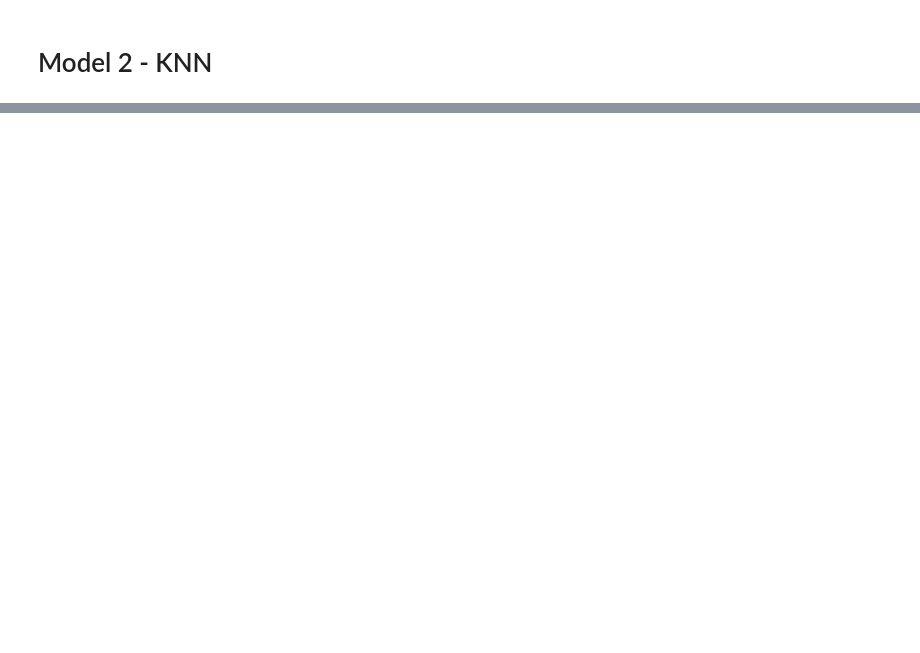
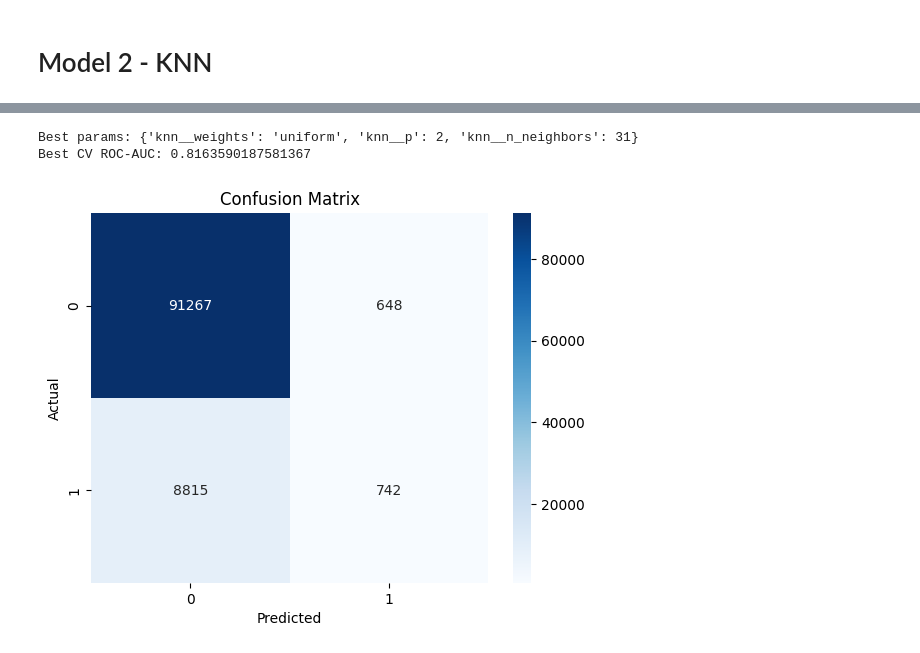
Before and after one commit to KobyEthan/Final-Project-CS670, a Jupyter notebook: model-2.ipynb, the cells around one changed output, grey strips where cells are left out. Drawn from its saved outputs; the diff is of its cells as text; code cells hidden in the pictures; blank space fills up the shorter version.

Commit message:
Add model-3 and improve other models

```diff
--- a/model-2.ipynb
+++ b/model-2.ipynb
@@ -57,2 +36,11 @@ KNeighborsClassifier(n_neighbors=12)
 # %%
-y_pred = knn.predict(X_test_scaled)
+model = RandomizedSearchCV(
+    estimator=pipeline,
+    param_distributions=param_dist,
+    n_iter=12,
+    cv=3,
+    scoring='roc_auc',
+    n_jobs=-1,
+    random_state=42,
+    verbose=1,
+)
@@ -81,0 +47,2 @@ Accuracy: 90.54%
+# %%
+model.fit(X_train, y_train)
@@ -81,0 +62,20 @@ Accuracy: 90.54%
+# %%
+print("Best params:", model.best_params_)
+print("Best CV ROC-AUC:", model.best_score_)
+# %% [output]
+Best params: {'knn__weights': 'uniform', 'knn__p': 2, 'knn__n_neighbors': 31}
+Best CV ROC-AUC: 0.8163590187581367
+# %%
+best_model = model.best_estimator_
+# %%
+y_pred = best_model.predict(X_test)
+y_proba = best_model.predict_proba(X_test)[:, 1]
+# %%
+cm = confusion_matrix(y_test, y_pred)
+sns.heatmap(cm, annot=True, fmt='d', cmap='Blues')
+plt.title("Confusion Matrix")
+plt.xlabel("Predicted")
+plt.ylabel("Actual")
+plt.show()
+# %% [output]
+[figure, added]
```
Also changed, not shown: parts of 20 cells of this notebook, 2 other files.
